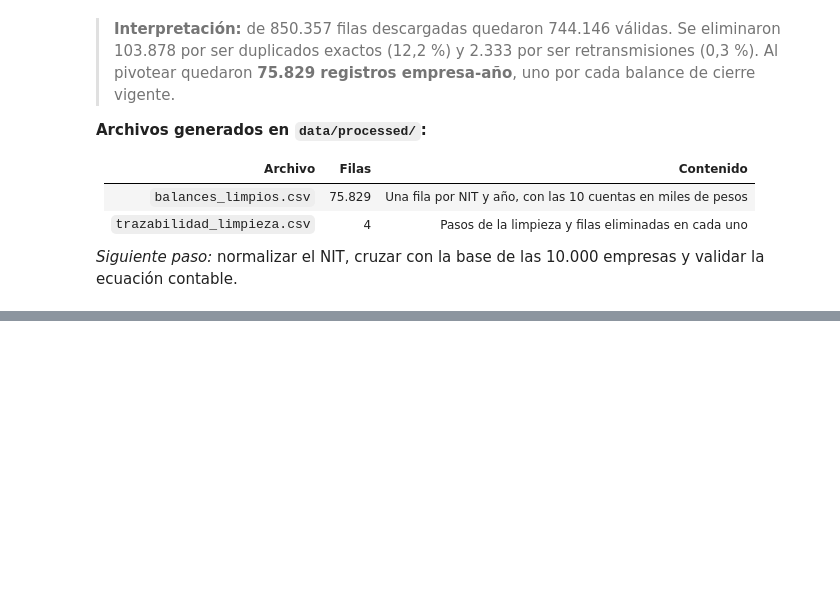
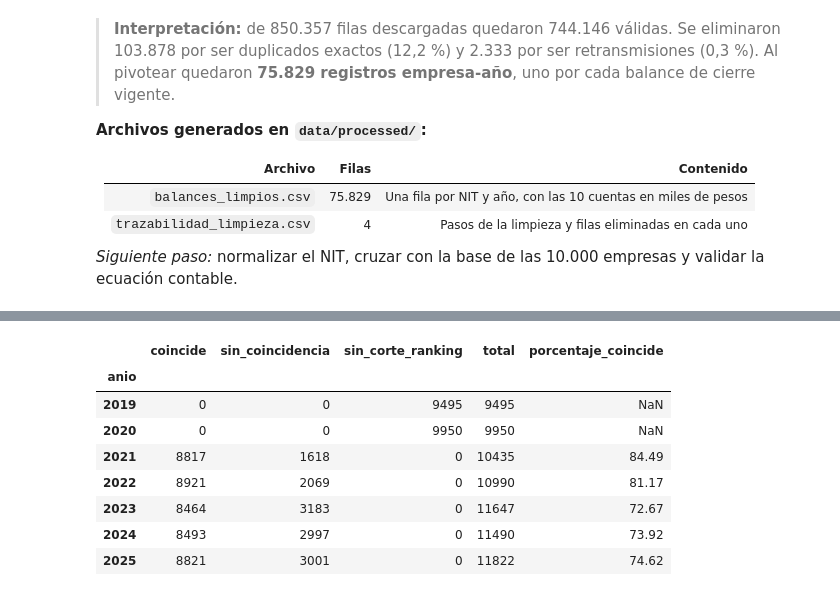
Before and after one commit to JulianHZ711/Final-AnalisisDatos, a Jupyter notebook: notebooks/proyecto_integrador.ipynb, the cells around one changed output, grey strips where cells are left out. Drawn from its saved outputs; the diff is of its cells as text; code cells hidden in the pictures; blank space fills up the shorter version.

```diff
--- a/notebooks/proyecto_integrador.ipynb
+++ b/notebooks/proyecto_integrador.ipynb
@@ -784,0 +926,37 @@ Archivos guardados en data/processed/: balances_limpios.csv, trazabilidad_limpie
+# %%
+balances_integrados = balances_c3.merge(
+    ranking_integrable, on=llave_c3, how="left", validate="one_to_one", indicator=True
+)
+balances_integrados["estado_cruce"] = (
+    balances_integrados.pop("_merge").map({"both": "coincide", "left_only": "sin_coincidencia"})
+    .astype("string")
+)
+balances_integrados.loc[
+    ~balances_integrados["anio"].isin(cortes_ranking), "estado_cruce"
+] = "sin_corte_ranking"
+
+if len(balances_integrados) != len(balances_c3) or balances_integrados.duplicated(llave_c3).any():
+    raise ValueError("El cruce debe conservar el número de balances y su llave única.")
+
+estados_cruce = ["coincide", "sin_coincidencia", "sin_corte_ranking"]
+cobertura_c3 = (
+    pd.crosstab(balances_integrados["anio"], balances_integrados["estado_cruce"])
+    .reindex(columns=estados_cruce, fill_value=0)
+    .rename_axis(columns=None)
+)
+cobertura_c3["total"] = cobertura_c3.sum(axis=1)
+cobertura_c3["porcentaje_coincide"] = (
+    cobertura_c3["coincide"].div(cobertura_c3["total"]).mul(100).round(2)
+    .where(cobertura_c3.index.isin(cortes_ranking))
+)
+cobertura_c3
+# %% [output]
+|  | coincide | sin_coincidencia | sin_corte_ranking | total | porcentaje_coincide |
+| anio |  |  |  |  |  |
+| 2019 | 0 | 0 | 9495 | 9495 | NaN |
+| 2020 | 0 | 0 | 9950 | 9950 | NaN |
+| 2021 | 8817 | 1618 | 0 | 10435 | 84.49 |
+| 2022 | 8921 | 2069 | 0 | 10990 | 81.17 |
+| 2023 | 8464 | 3183 | 0 | 11647 | 72.67 |
+| 2024 | 8493 | 2997 | 0 | 11490 | 73.92 |
+| 2025 | 8821 | 3001 | 0 | 11822 | 74.62 |
```
Also changed, not shown: parts of 10 cells of this notebook, 2 other files.
